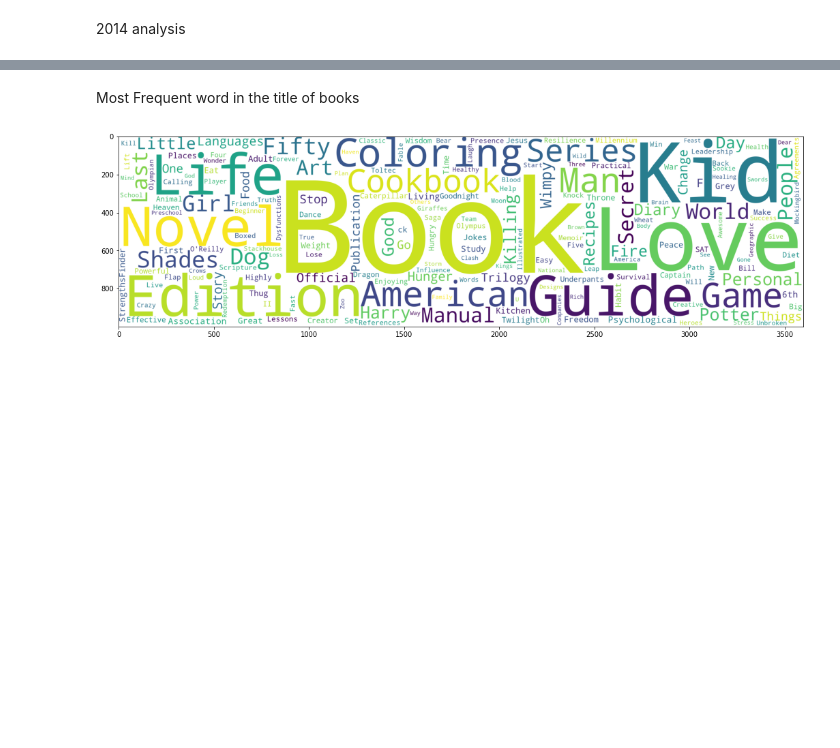
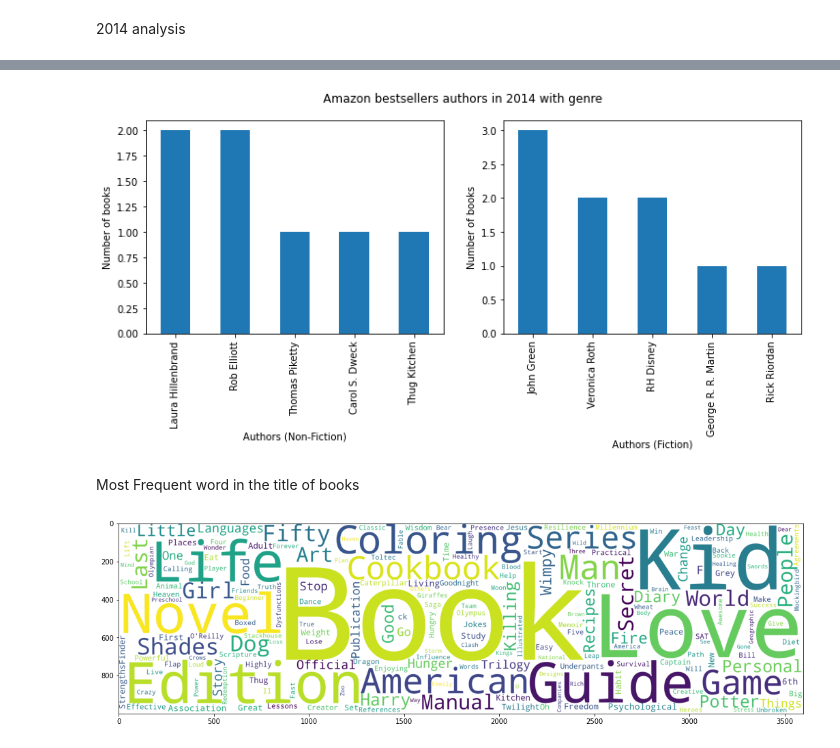
Before and after one commit to AnamKhan01/Analyzing-the-Best-Sellers-from-2009-2019-, a Jupyter notebook: BestSeller Analysis and Visualisation.ipynb, the cells around one changed output, grey strips where cells are left out. Drawn from its saved outputs; the diff is of its cells as text; code cells hidden in the pictures; blank space fills up the shorter version.

```diff
--- a/BestSeller Analysis and Visualisation.ipynb
+++ b/BestSeller Analysis and Visualisation.ipynb
@@ -295,3 +290,12 @@ plt.show()
+# %%
+books_2014=books_df[books_df['Year']==2014]
+fig, ax = plt.subplots(1, 2,figsize=(12, 4))
+books_2014.groupby('Genre').get_group('Non Fiction')['Author'].value_counts().head().plot.bar(ax=ax[0],xlabel='Authors (Non-Fiction)',ylabel='Number of books')
+books_2014.groupby('Genre').get_group('Fiction')['Author'].value_counts().head().plot.bar(ax=ax[1],xlabel='Authors (Fiction)',ylabel='Number of books')
+plt.suptitle('Amazon bestsellers authors in 2014 with genre')
+plt.show()
+# %% [output]
+[figure, added]
 # %% [markdown]
 Most Frequent word in the title of books
 # %%
```
Also changed, not shown: parts of 3 cells of this notebook.
